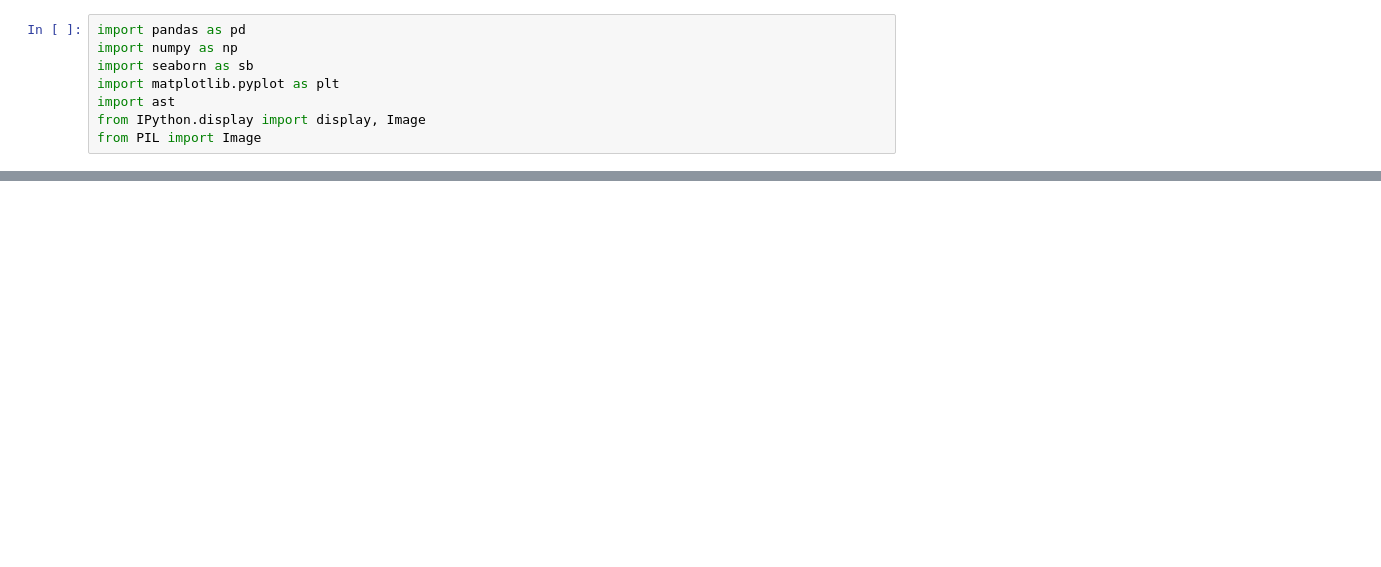
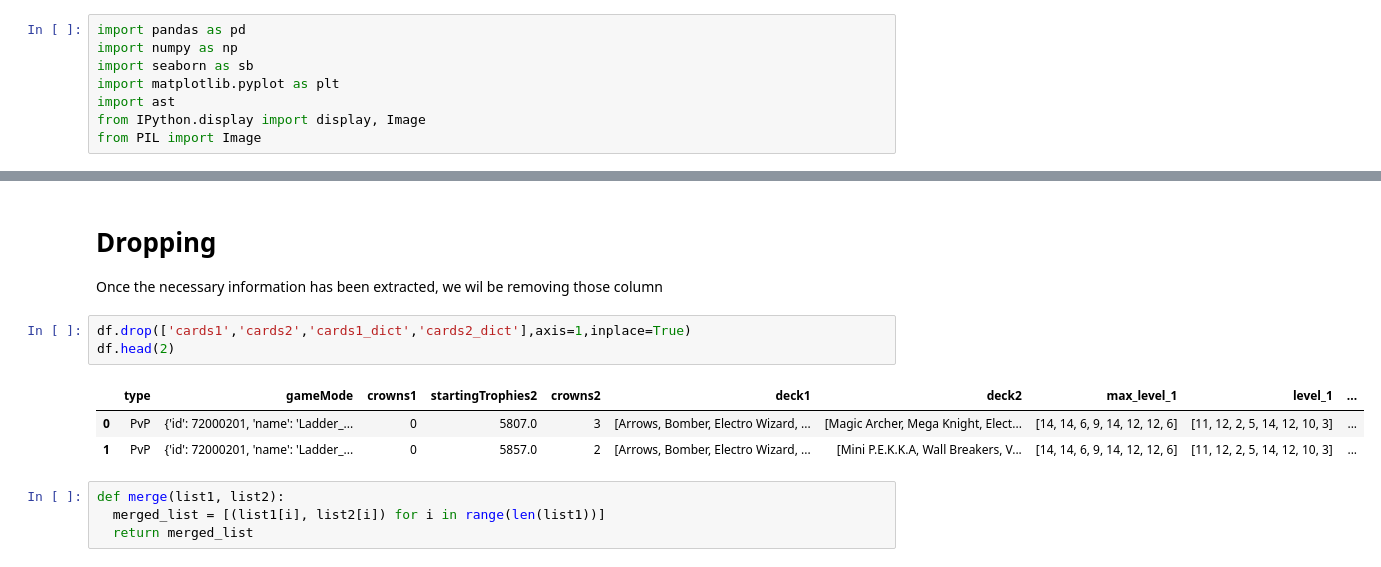
Before and after one commit to timtaifung/Clash-Royale-Analysis, a Jupyter notebook: Part 2 - Data Cleaning/Battle Cleaning.ipynb, the cells around one changed output, grey strips where cells are left out. Saved outputs shown, nothing was run; the diff lists cells and outputs as text; blank space fills up the shorter version.

```diff
--- a/Part 2 - Data Cleaning/Battle Cleaning.ipynb
+++ b/Part 2 - Data Cleaning/Battle Cleaning.ipynb
@@ -331,0 +60,15 @@ The most common card is Giant. The Giant has a Elixir Cost of 5
+# %% [markdown]
+# Dropping
+
+Once the necessary information has been extracted, we wil be removing those column
+# %%
+df.drop(['cards1','cards2','cards1_dict','cards2_dict'],axis=1,inplace=True)
+df.head(2)
+# %% [output]
+|  | type | gameMode | crowns1 | startingTrophies2 | crowns2 | deck1 | deck2 | max_level_1 | level_1 | ... |
+| 0 | PvP | {'id': 72000201, 'name': 'Ladder_... | 0 | 5807.0 | 3 | [Arrows, Bomber, Electro Wizard, ... | [Magic Archer, Mega Knight, Elect... | [14, 14, 6, 9, 14, 12, 12, 6] | [11, 12, 2, 5, 14, 12, 10, 3] | ... |
+| 1 | PvP | {'id': 72000201, 'name': 'Ladder_... | 0 | 5857.0 | 2 | [Arrows, Bomber, Electro Wizard, ... | [Mini P.E.K.K.A, Wall Breakers, V... | [14, 14, 6, 9, 14, 12, 12, 6] | [11, 12, 2, 5, 14, 12, 10, 3] | ... |
+# %%
+def merge(list1, list2):
+  merged_list = [(list1[i], list2[i]) for i in range(len(list1))]
+  return merged_list
```
Also changed, not shown: parts of 45 cells of this notebook, 20 other files.
